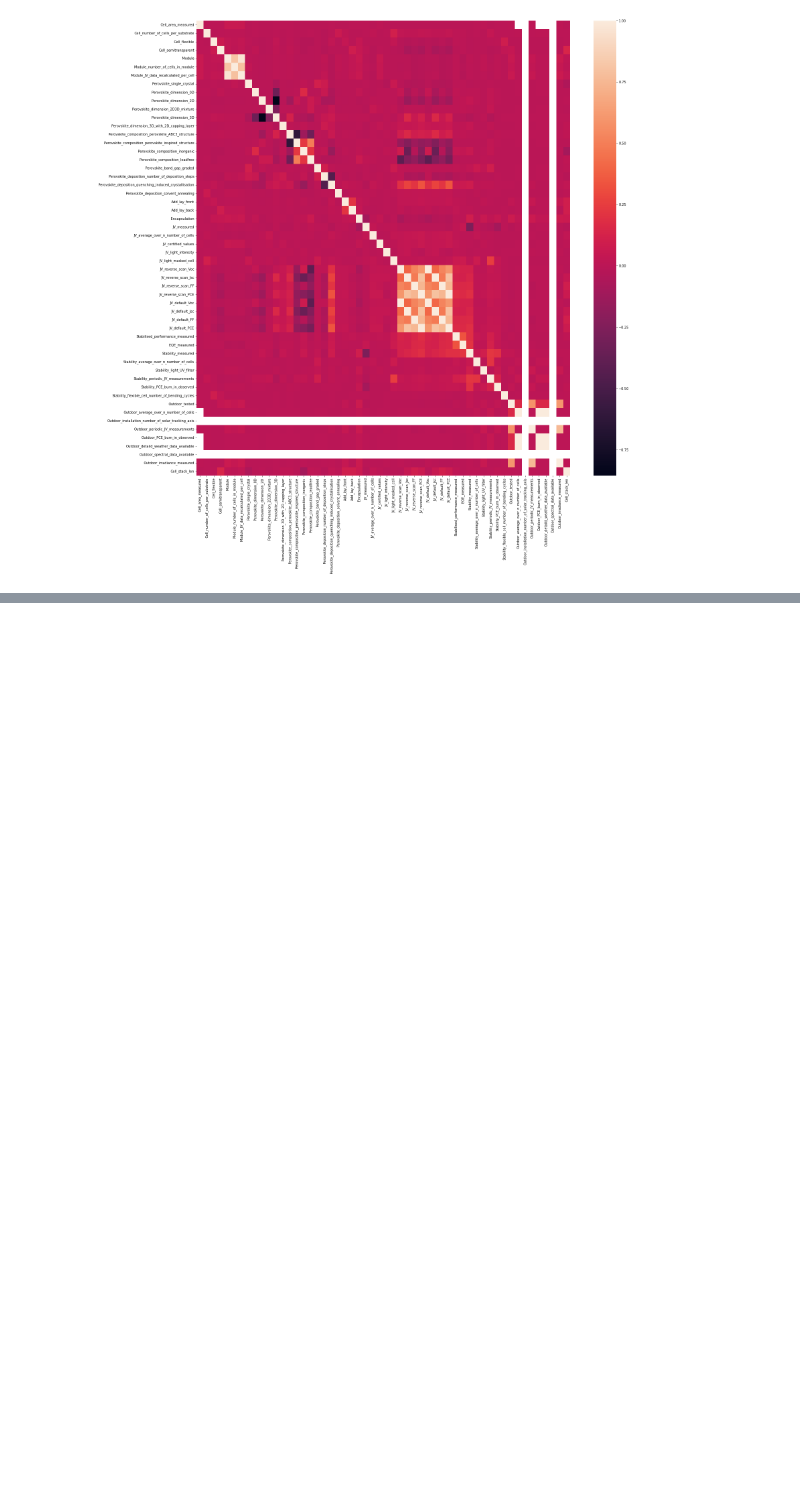
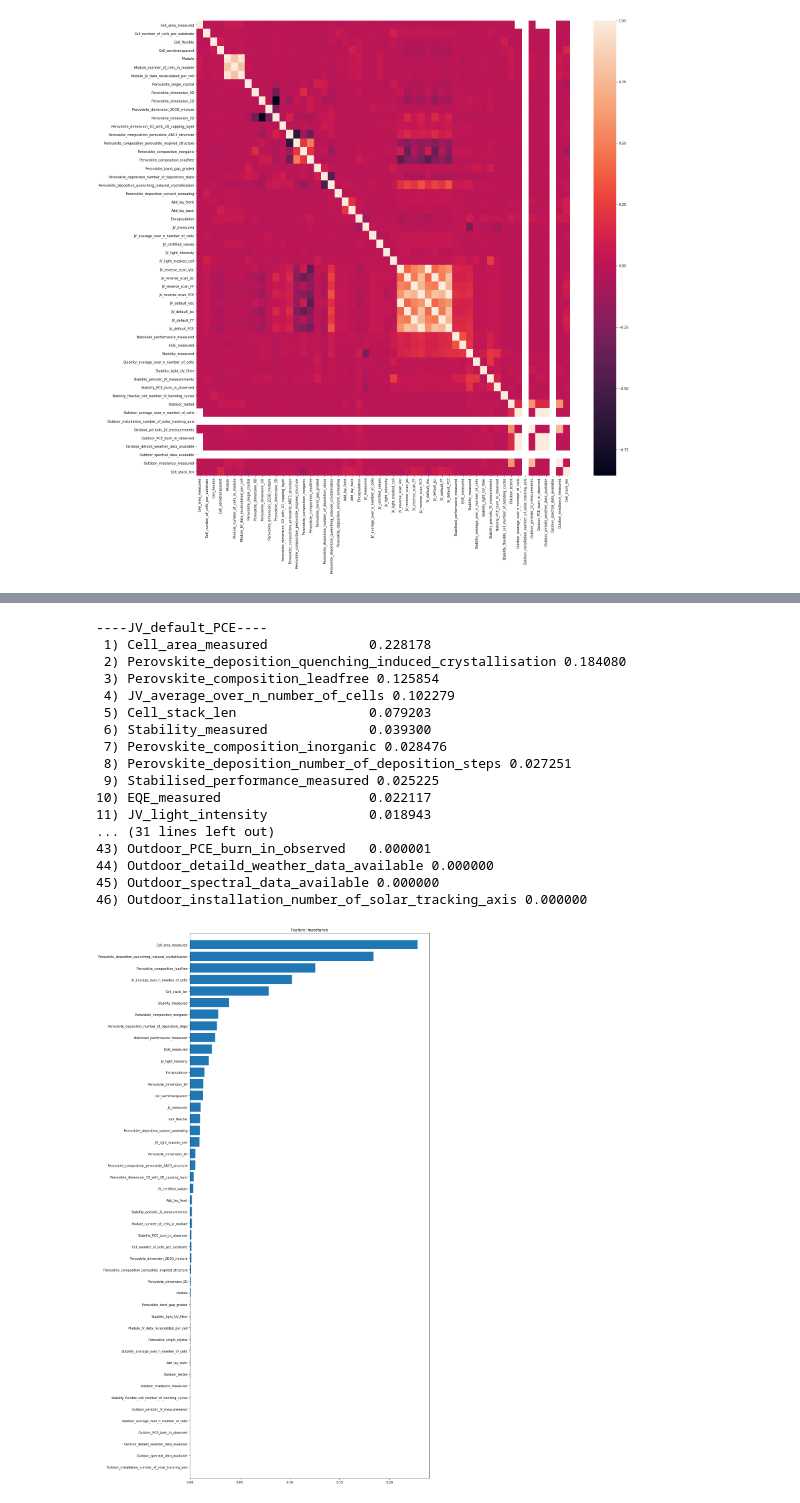
Before and after one commit to DongukKim95/data-science, a Jupyter notebook: study/2022 기계학습특론/3차과제_데이터탐색.ipynb, the cells around one changed output, grey strips where cells are left out. Saved outputs shown, nothing was run; the diff lists cells and outputs as text; code cells hidden in the pictures; blank space fills up the shorter version.

Commit message:
feature importance 추가

```diff
--- a/study/2022 기계학습특론/3차과제_데이터탐색.ipynb
+++ b/study/2022 기계학습특론/3차과제_데이터탐색.ipynb
@@ -841,0 +845,69 @@ plt.show()
+# %%
+x_list = x_t.loc[:, [False if 'JV_reverse' in col else True for col in x_t.columns]
+                 ].select_dtypes(include=['float64', 'int64', 'bool']).columns
+
+for y_ in y_list[-1:]:
+    print(f'----{y_}----')
+    # X, y 데이터 분리
+    X = sub_df.loc[:, x_list]
+    X = X.apply(lambda x: x.fillna(x.mean()), axis=0).values
+    y = sub_df.loc[:, y_]
+    y = y.fillna(y.mean())
+
+    # Train, Test 분리
+    X_train, X_test, y_train, y_test = train_test_split(X, y,
+                                                        test_size=0.1,  # 데이터 수 적으므로 10%만
+                                                        random_state=0)
+
+    # 표준화 클래스
+    stdsc = StandardScaler()
+    X_train_std = stdsc.fit_transform(X_train)
+    X_test_std = stdsc.transform(X_test)
+    #X_train_std[:10], X_test_std[:10]
+
+    TOP_N = X_train.shape[1]
+
+    feat_labels = x_list
+    forest = RandomForestRegressor(n_estimators=500,
+                                   random_state=1)
+    forest.fit(X_train_std, y_train)
+
+    importances = forest.feature_importances_
+    indices_rev = np.argsort(importances)[::-1]
+    indices = np.argsort(importances)[::]
+    # np.argsort(): 작은 값부터 순서대로 데이터의 index를 반환
+
+    for f in range(TOP_N):
+        print('%2d) %-*s %f' % (f + 1, 30,
+                                feat_labels[indices_rev[f]],
+                                importances[indices_rev[f]]))
+
+    plt.figure(figsize=(15, 25))
+    plt.title('Feature Importance')
+    plt.barh(range(TOP_N),
+             importances[indices],
+             align='center')
+    plt.yticks(range(TOP_N), labels=np.array(x_list)[indices])
+    plt.ylim([-1, TOP_N])
+    plt.tight_layout()
+    plt.savefig('Feature Importance.png')
+    plt.show()
+# %% [output]
+----JV_default_PCE----
+ 1) Cell_area_measured             0.228178
+ 2) Perovskite_deposition_quenching_induced_crystallisation 0.184080
+ 3) Perovskite_composition_leadfree 0.125854
+ 4) JV_average_over_n_number_of_cells 0.102279
+ 5) Cell_stack_len                 0.079203
+ 6) Stability_measured             0.039300
+ 7) Perovskite_composition_inorganic 0.028476
+ 8) Perovskite_deposition_number_of_deposition_steps 0.027251
+ 9) Stabilised_performance_measured 0.025225
+10) EQE_measured                   0.022117
+11) JV_light_intensity             0.018943
+... (31 lines left out)
+43) Outdoor_PCE_burn_in_observed   0.000001
+44) Outdoor_detaild_weather_data_available 0.000000
+45) Outdoor_spectral_data_available 0.000000
+46) Outdoor_installation_number_of_solar_tracking_axis 0.000000
+[figure, added]
```
Also changed, not shown: parts of 3 cells of this notebook, 2 other files.
